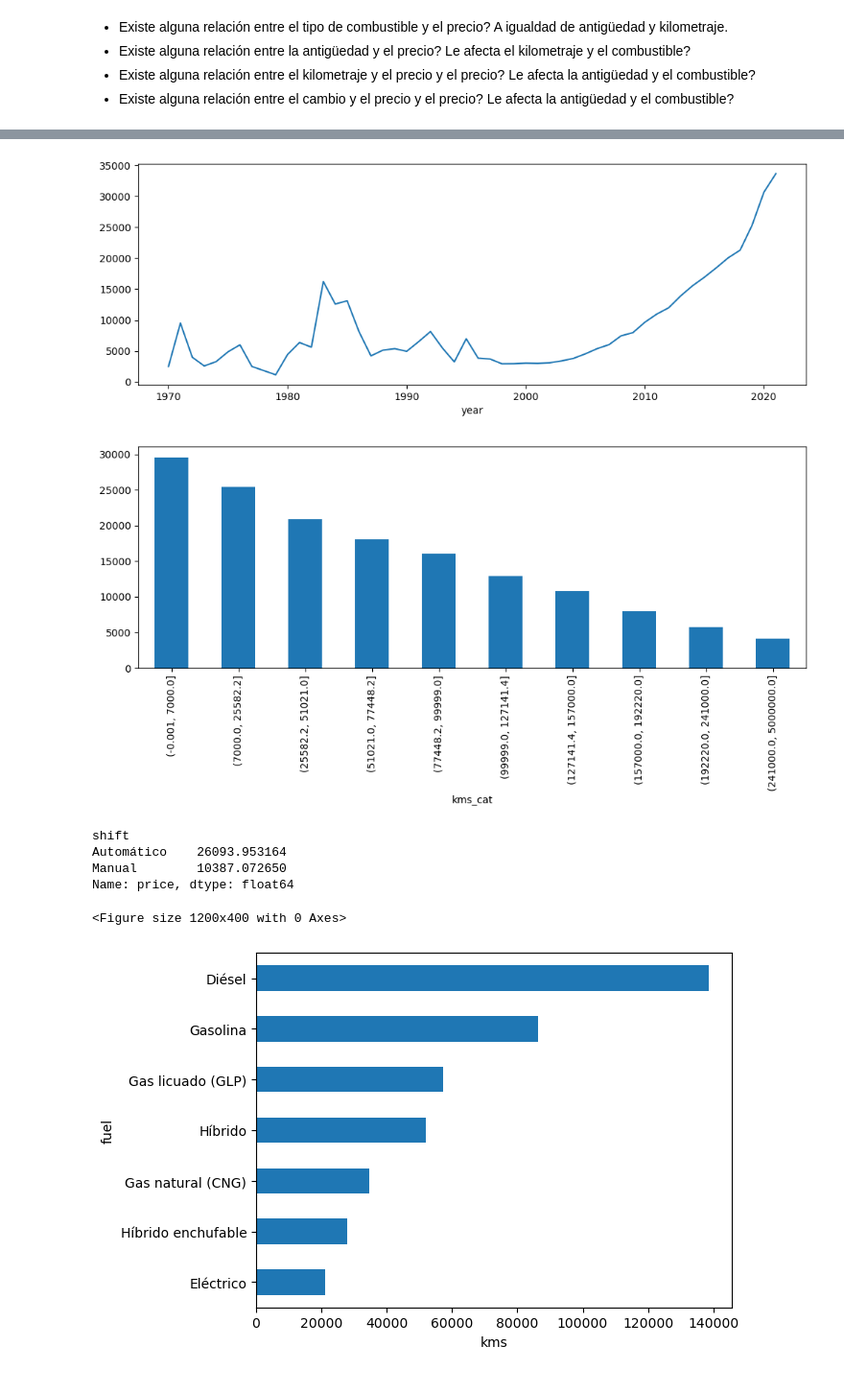
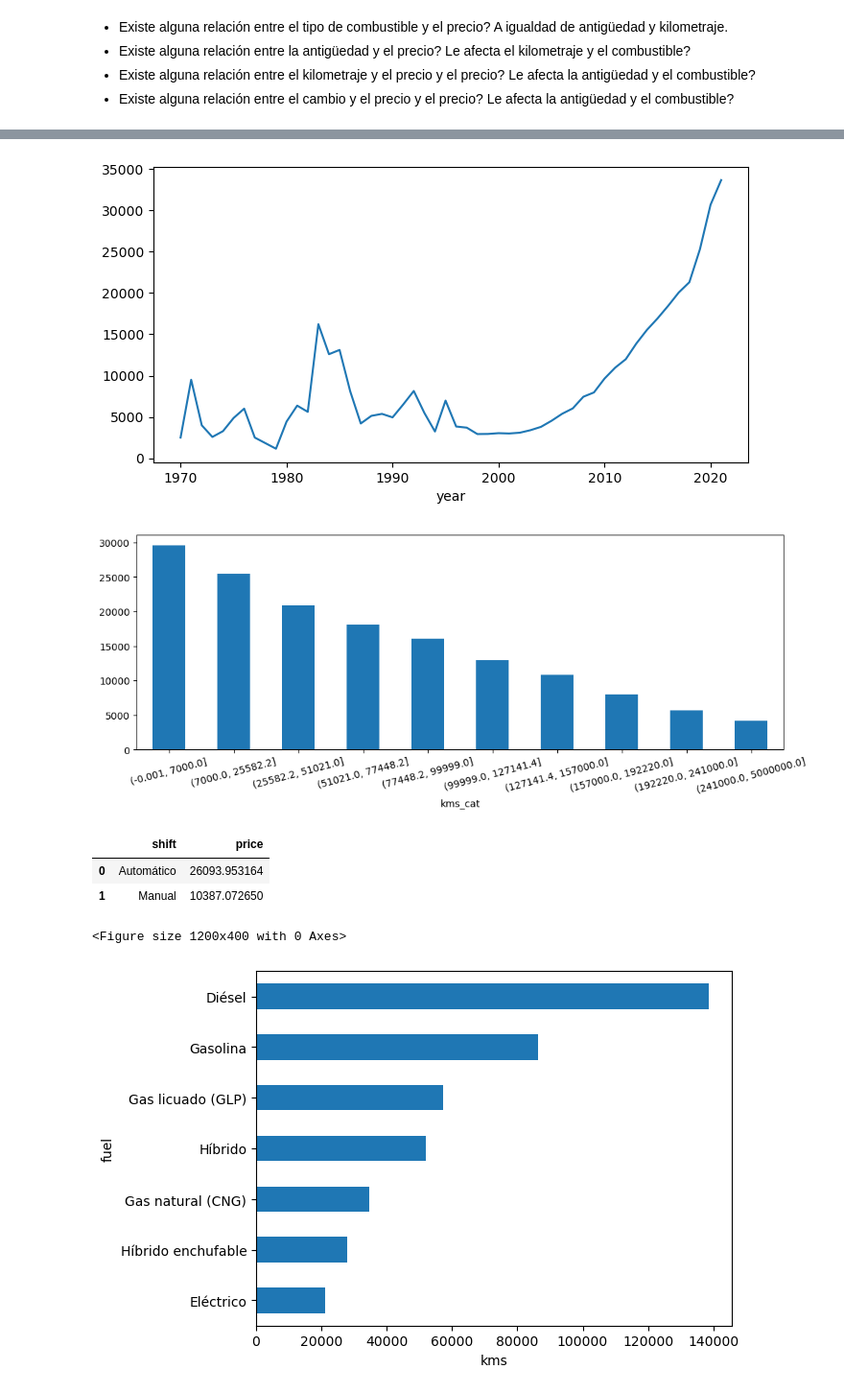
Before and after one commit to jdonosop/proyecto-portafolio, a Jupyter notebook: notebooks/Notebook_1.ipynb, the cells around one changed output, grey strips where cells are left out. Shown: that part at 96% size. Drawn from its saved outputs; the diff is of its cells as text; code cells hidden in the pictures.

```diff
--- a/notebooks/Notebook_1.ipynb
+++ b/notebooks/Notebook_1.ipynb
@@ -323,22 +335,21 @@ df.groupby('fuel')['price'].mean().sort_values().plot.barh(xlabel = 'price');
 # %%
-plt.figure(figsize = (12,4))
+plt.figure(figsize = (8,4))
 df.groupby('year')['price'].mean().sort_index().plot();
 # %% [output]
-[figure, old version]
+[figure, new version]
 # %%
 plt.figure(figsize = (12,4))
-df.groupby('kms_cat')['price'].mean().sort_index().plot.bar();
+df.groupby('kms_cat')['price'].mean().sort_index().plot.bar(rot = 15);
 # %% [output]
-[figure, old version]
+[figure, new version]
 # %%
 plt.figure(figsize = (12,4))
-df.groupby('shift')['price'].mean().sort_index()
+pd.DataFrame(df.groupby('shift')['price'].mean().sort_index().reset_index())
 # %% [output]
+|  | shift | price |
+| 0 | Automático | 26093.953164 |
+| 1 | Manual | 10387.072650 |
-shift
-Automático    26093.953164
-Manual        10387.072650
-Name: price, dtype: float64
+<Figure size 1200x400 with 0 Axes>
-<Figure size 1200x400 with 0 Axes>
 # %%
 df.groupby('fuel')['kms'].mean().sort_values().plot.barh(xlabel = 'kms');
 # %% [output]
```
Also changed, not shown: parts of 29 cells of this notebook, 19 other files.
